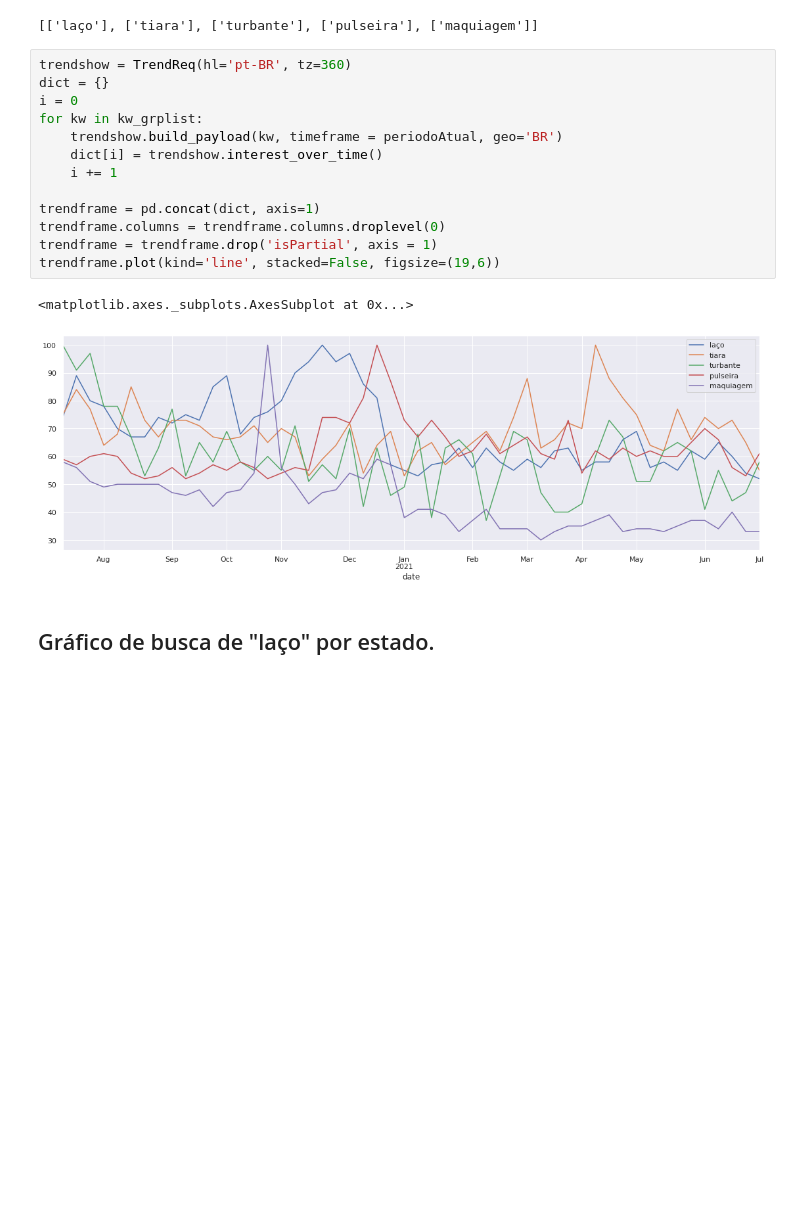
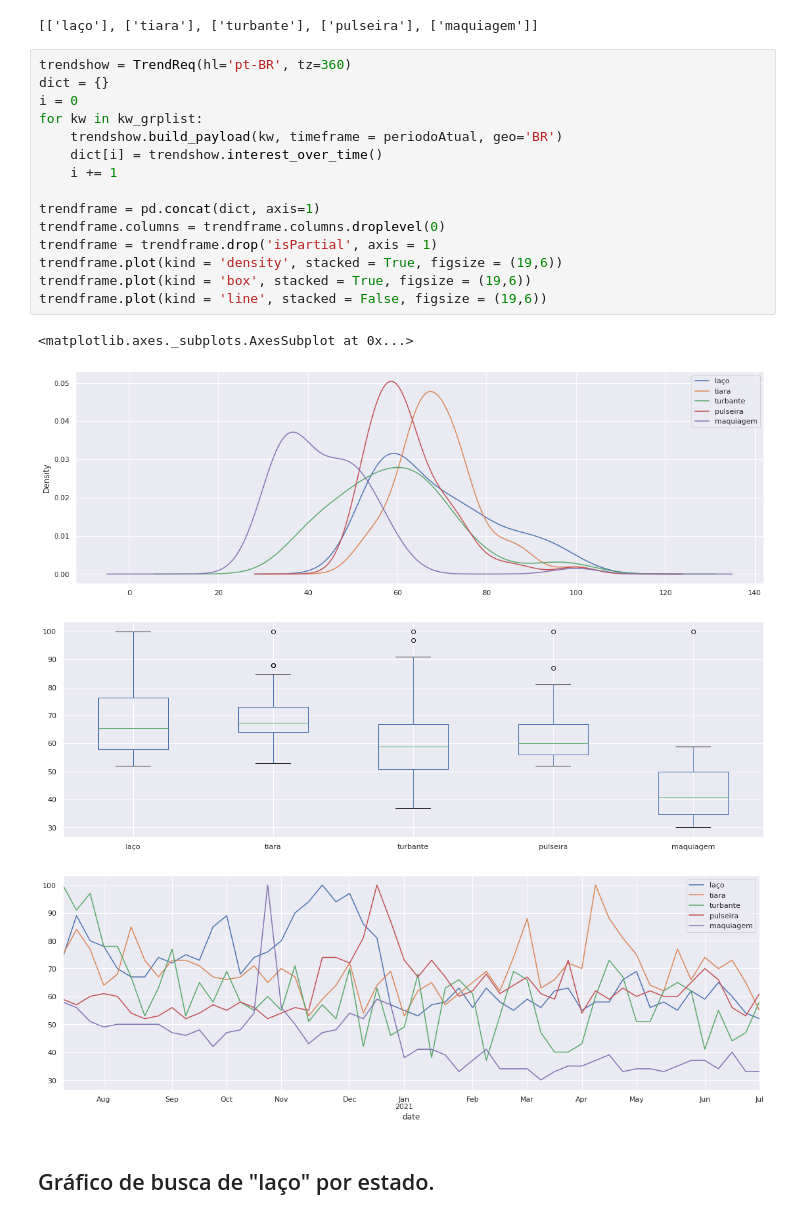
Before and after one commit to jamesgilbs/portifolio, a Jupyter notebook: SEO/GoogleTrends.ipynb, the cells around one changed output. Saved outputs shown, nothing was run; the diff lists cells and outputs as text; blank space fills up the shorter version.

```diff
--- a/SEO/GoogleTrends.ipynb
+++ b/SEO/GoogleTrends.ipynb
@@ -131,19 +132,23 @@ print(kw_grplist)
 # %%
 trendshow = TrendReq(hl='pt-BR', tz=360)
 dict = {}
 i = 0
 for kw in kw_grplist:
     trendshow.build_payload(kw, timeframe = periodoAtual, geo='BR')
     dict[i] = trendshow.interest_over_time()
     i += 1
 
 trendframe = pd.concat(dict, axis=1)
 trendframe.columns = trendframe.columns.droplevel(0)
 trendframe = trendframe.drop('isPartial', axis = 1)
-trendframe.plot(kind='line', stacked=False, figsize=(19,6))
+trendframe.plot(kind = 'density', stacked = True, figsize = (19,6))
+trendframe.plot(kind = 'box', stacked = True, figsize = (19,6))
+trendframe.plot(kind = 'line', stacked = False, figsize = (19,6))
 # %% [output]
 <matplotlib.axes._subplots.AxesSubplot at 0x...>
-[figure, old version]
+[figure, new version]
+[figure, added]
+[figure, added]
 # %% [markdown]
 ## Gráfico de busca de "laço" por estado.
 # %%
```
Also changed, not shown: parts of 2 cells of this notebook.
